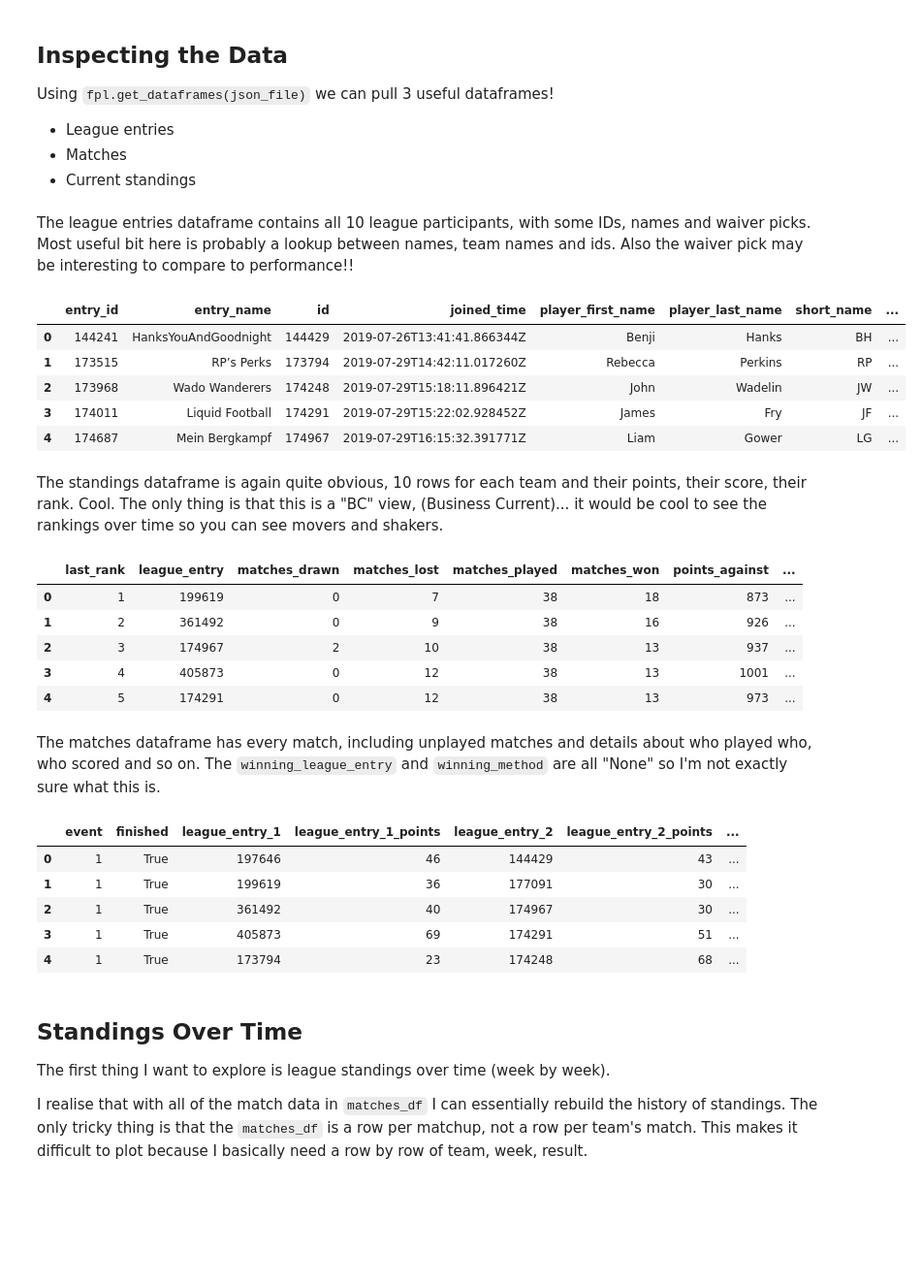
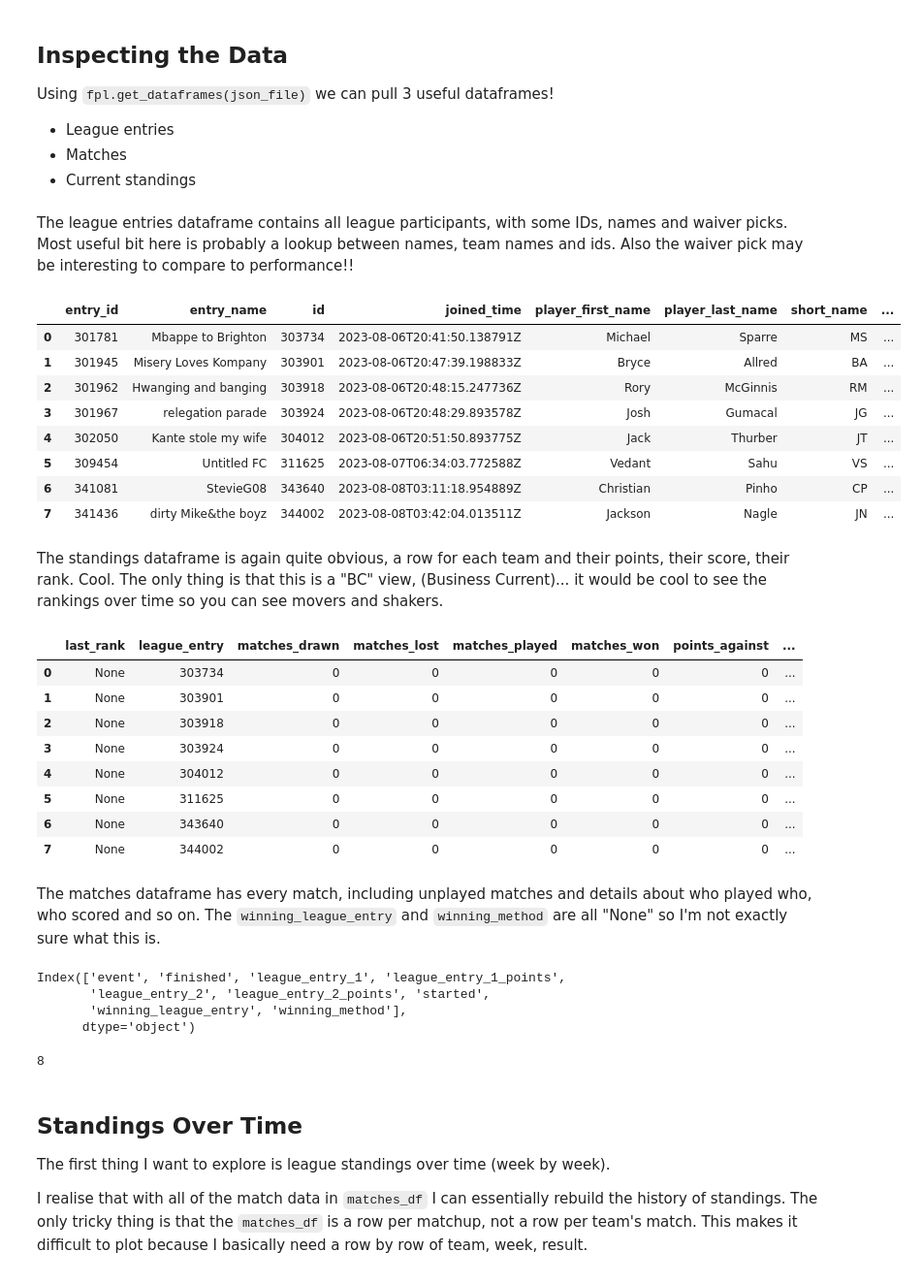
Before and after one commit to micsparre/fpl-newsletter, a Jupyter notebook: notebooks/main.ipynb, the cells around one changed output. Shown: that part at 97% size. Saved outputs shown, nothing was run; the diff lists cells and outputs as text; code cells hidden in the pictures; blank space fills up the shorter version.

```diff
--- a/notebooks/main.ipynb
+++ b/notebooks/main.ipynb
@@ -24,38 +36,46 @@ league_entry_df = utils.get_data('league_entries')
 matches_df = utils.get_data('matches')
 standings_df = utils.get_data('standings')
 # %% [markdown]
-The league entries dataframe contains all 10 league participants, with some IDs, names and waiver picks. Most useful bit here is probably a lookup between names, team names and ids. Also the waiver pick may be interesting to compare to performance!!
+The league entries dataframe contains all league participants, with some IDs, names and waiver picks. Most useful bit here is probably a lookup between names, team names and ids. Also the waiver pick may be interesting to compare to performance!!
 # %%
-league_entry_df.head()
+league_entry_df
 # %% [output]
 |  | entry_id | entry_name | id | joined_time | player_first_name | player_last_name | short_name | ... |
-| 0 | 144241 | HanksYouAndGoodnight | 144429 | 2019-07-26T13:41:41.866344Z | Benji | Hanks | BH | ... |
-| 1 | 173515 | RP’s Perks | 173794 | 2019-07-29T14:42:11.017260Z | Rebecca | Perkins | RP | ... |
-| 2 | 173968 | Wado Wanderers | 174248 | 2019-07-29T15:18:11.896421Z | John | Wadelin | JW | ... |
-| 3 | 174011 | Liquid Football | 174291 | 2019-07-29T15:22:02.928452Z | James | Fry | JF | ... |
-| 4 | 174687 | Mein Bergkampf | 174967 | 2019-07-29T16:15:32.391771Z | Liam | Gower | LG | ... |
+| 0 | 301781 | Mbappe to Brighton | 303734 | 2023-08-06T20:41:50.138791Z | Michael | Sparre | MS | ... |
+| 1 | 301945 | Misery Loves Kompany | 303901 | 2023-08-06T20:47:39.198833Z | Bryce | Allred | BA | ... |
+| 2 | 301962 | Hwanging and banging | 303918 | 2023-08-06T20:48:15.247736Z | Rory | McGinnis | RM | ... |
+| 3 | 301967 | relegation parade | 303924 | 2023-08-06T20:48:29.893578Z | Josh | Gumacal | JG | ... |
+| 4 | 302050 | Kante stole my wife | 304012 | 2023-08-06T20:51:50.893775Z | Jack | Thurber | JT | ... |
+| 5 | 309454 | Untitled FC | 311625 | 2023-08-07T06:34:03.772588Z | Vedant | Sahu | VS | ... |
+| 6 | 341081 | StevieG08 | 343640 | 2023-08-08T03:11:18.954889Z | Christian | Pinho | CP | ... |
+| 7 | 341436 | dirty Mike&the boyz | 344002 | 2023-08-08T03:42:04.013511Z | Jackson | Nagle | JN | ... |
 # %% [markdown]
-The standings dataframe is again quite obvious, 10 rows for each team and their points, their score, their rank. Cool. The only thing is that this is a "BC" view, (Business Current)... it would be cool to see the rankings over time so you can see movers and shakers.
+The standings dataframe is again quite obvious, a row for each team and their points, their score, their rank. Cool. The only thing is that this is a "BC" view, (Business Current)... it would be cool to see the rankings over time so you can see movers and shakers.
 # %%
-standings_df.head()
+standings_df
 # %% [output]
 |  | last_rank | league_entry | matches_drawn | matches_lost | matches_played | matches_won | points_against | ... |
-| 0 | 1 | 199619 | 0 | 7 | 38 | 18 | 873 | ... |
-| 1 | 2 | 361492 | 0 | 9 | 38 | 16 | 926 | ... |
-| 2 | 3 | 174967 | 2 | 10 | 38 | 13 | 937 | ... |
-| 3 | 4 | 405873 | 0 | 12 | 38 | 13 | 1001 | ... |
-| 4 | 5 | 174291 | 0 | 12 | 38 | 13 | 973 | ... |
+| 0 | None | 303734 | 0 | 0 | 0 | 0 | 0 | ... |
+| 1 | None | 303901 | 0 | 0 | 0 | 0 | 0 | ... |
+| 2 | None | 303918 | 0 | 0 | 0 | 0 | 0 | ... |
+| 3 | None | 303924 | 0 | 0 | 0 | 0 | 0 | ... |
+| 4 | None | 304012 | 0 | 0 | 0 | 0 | 0 | ... |
+| 5 | None | 311625 | 0 | 0 | 0 | 0 | 0 | ... |
+| 6 | None | 343640 | 0 | 0 | 0 | 0 | 0 | ... |
+| 7 | None | 344002 | 0 | 0 | 0 | 0 | 0 | ... |
 # %% [markdown]
 The matches dataframe has every match, including unplayed matches and details about who played who, who scored and so on. The `winning_league_entry` and `winning_method` are all "None" so I'm not exactly sure what this is.
 # %%
-matches_df.head()
+matches_df.columns
 # %% [output]
-|  | event | finished | league_entry_1 | league_entry_1_points | league_entry_2 | league_entry_2_points | ... |
-| 0 | 1 | True | 197646 | 46 | 144429 | 43 | ... |
-| 1 | 1 | True | 199619 | 36 | 177091 | 30 | ... |
-| 2 | 1 | True | 361492 | 40 | 174967 | 30 | ... |
-| 3 | 1 | True | 405873 | 69 | 174291 | 51 | ... |
-| 4 | 1 | True | 173794 | 23 | 174248 | 68 | ... |
+Index(['event', 'finished', 'league_entry_1', 'league_entry_1_points',
+       'league_entry_2', 'league_entry_2_points', 'started',
+       'winning_league_entry', 'winning_method'],
+      dtype='object')
+# %%
+print(len(league_entry_df))
+# %% [output]
+8
 # %% [markdown]
 ## Standings Over Time
 
```
Also changed, not shown: parts of 8 cells of this notebook, 16 other files.
